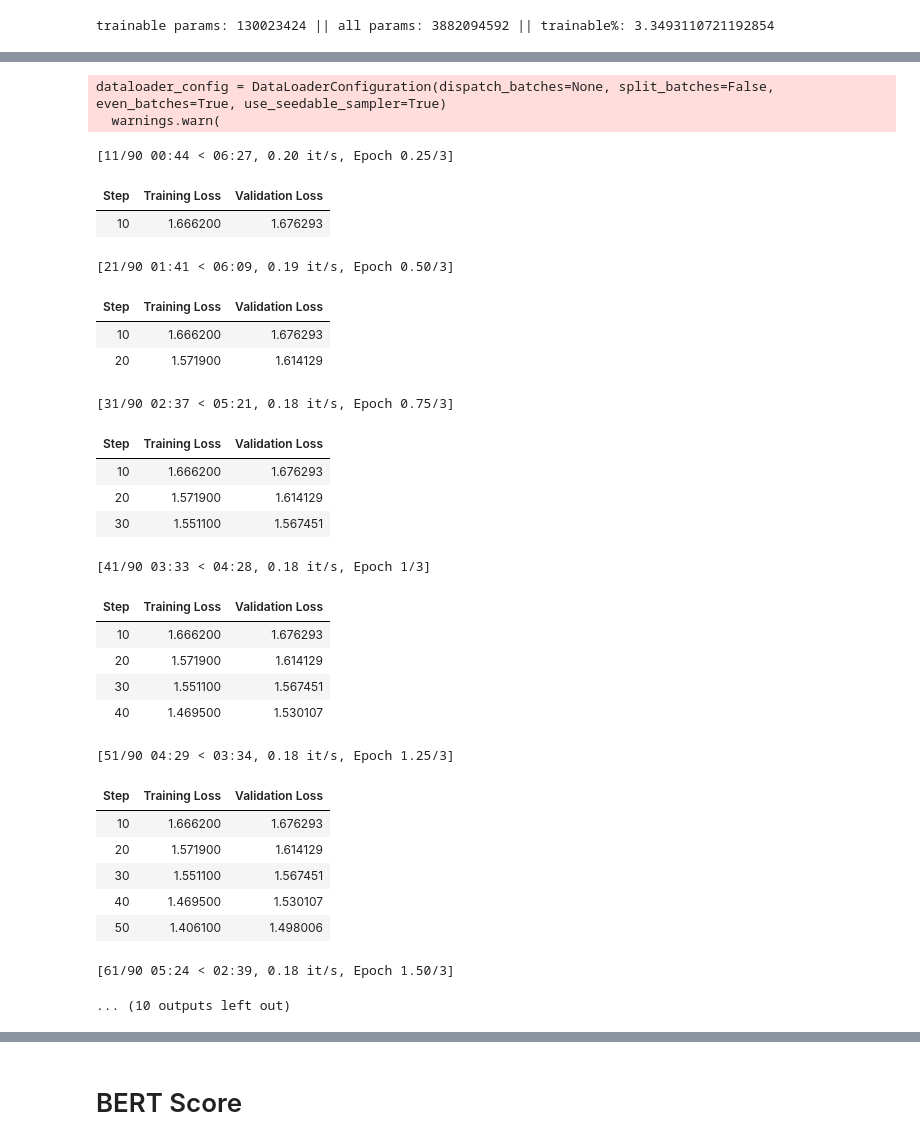
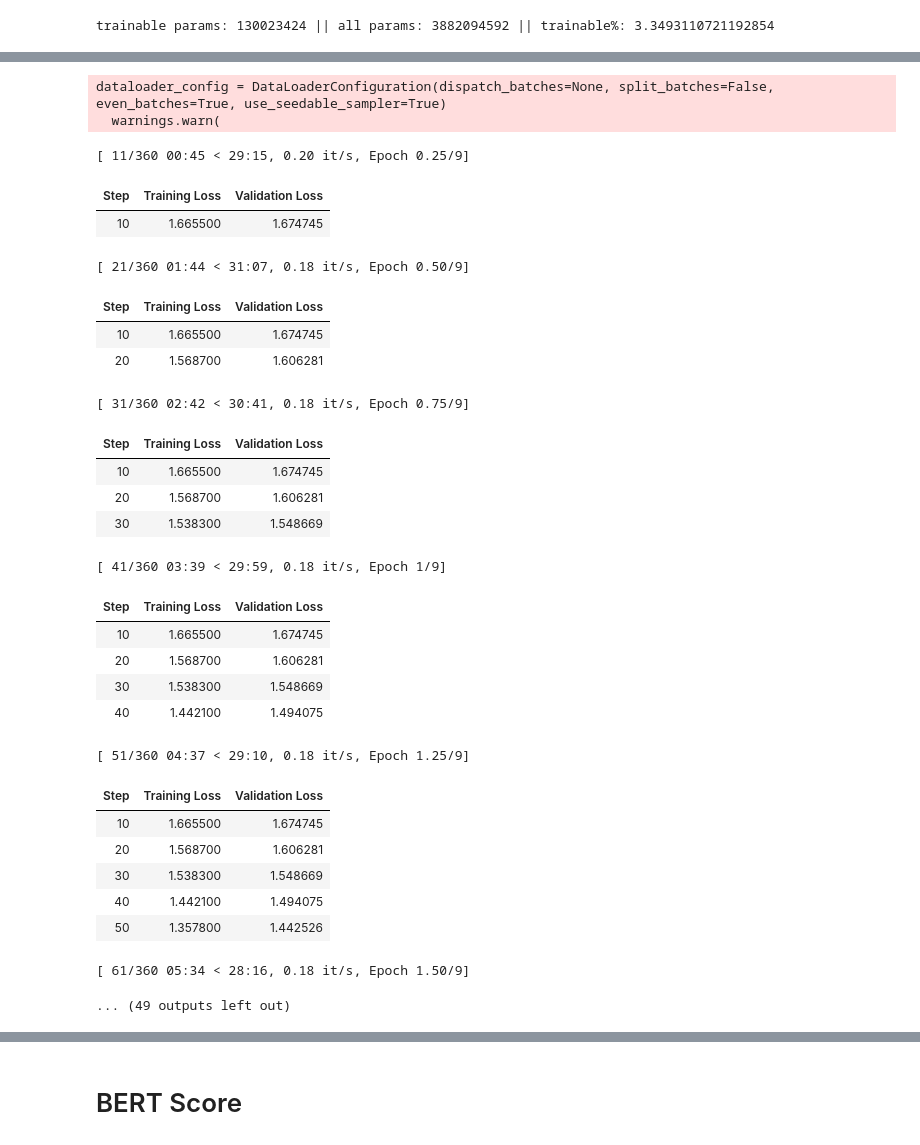
Before and after one commit to geoartop/Thesis-LLM-FineTuning-for-interactive-game-dialogues, a Jupyter notebook: mistral_monologue_data_finetune.ipynb, the cells around one changed output, grey strips where cells are left out. Saved outputs shown, nothing was run; the diff lists cells and outputs as text; code cells hidden in the pictures.

```diff
--- a/mistral_monologue_data_finetune.ipynb
+++ b/mistral_monologue_data_finetune.ipynb
@@ -43,8 +43,7 @@ fsdp_plugin = FullyShardedDataParallelPlugin(
 accelerator = Accelerator(fsdp_plugin=fsdp_plugin)
 # %%
 def formatting_func(example):
-    if example['Monologue'] is not None:
-        return f"""
+    return f"""
 In the following text, there is a description about introductory monologues in a video game. The text will be enclosed within <START> and <END>. There are specific rules that apply only to the text: the title of the current game will always be enclosed inside <TITLE> and </TITLE>, the monologue will always be enclosed inside <MONO> and </MONO>, and the context will be enclosed inside <CONTEXT> and </CONTEXT>.
 
 <START>
@@ -307,58 +306,57 @@ trainer = transformers.Trainer(
     train_dataset=tokenized_train_dataset["train"],
     eval_dataset=tokenized_val_dataset["train"],
     args=transformers.TrainingArguments(
         output_dir=output_dir,
         warmup_steps=1,
         per_device_train_batch_size=1,
         gradient_accumulation_steps=1,
         gradient_checkpointing=True,
-        max_steps=130,
-        learning_rate=3.5e-5,  # Want a small lr for finetuning
+        max_steps=360,
+        learning_rate=3.5e-7,  # Want a small lr for finetuning
         bf16=True,
         optim="paged_adamw_8bit",
         logging_steps=10,  # When to start reporting loss
         logging_dir="./logs",  # Directory for storing logs
         save_strategy="steps",  # Save the model checkpoint every logging step
         save_steps=10,  # Save checkpoints every 50 steps
         evaluation_strategy="steps",  # Evaluate the model every logging step
         eval_steps=10,  # Evaluate and save checkpoints every 50 steps
-
     ),
     data_collator=transformers.DataCollatorForLanguageModeling(tokenizer, mlm=False),
 )
 
 model.config.use_cache = False  # silence the warnings. Please re-enable for inference!
 trainer.train()
 # %% [output]
 dataloader_config = DataLoaderConfiguration(dispatch_batches=None, split_batches=False, even_batches=True, use_seedable_sampler=True)
   warnings.warn(
-[11/90 00:44 < 06:27, 0.20 it/s, Epoch 0.25/3]
+[ 11/360 00:45 < 29:15, 0.20 it/s, Epoch 0.25/9]
 | Step | Training Loss | Validation Loss |
-| 10 | 1.666200 | 1.676293 |
+| 10 | 1.665500 | 1.674745 |
-[21/90 01:41 < 06:09, 0.19 it/s, Epoch 0.50/3]
+[ 21/360 01:44 < 31:07, 0.18 it/s, Epoch 0.50/9]
 | Step | Training Loss | Validation Loss |
-| 10 | 1.666200 | 1.676293 |
-| 20 | 1.571900 | 1.614129 |
+| 10 | 1.665500 | 1.674745 |
+| 20 | 1.568700 | 1.606281 |
-[31/90 02:37 < 05:21, 0.18 it/s, Epoch 0.75/3]
+[ 31/360 02:42 < 30:41, 0.18 it/s, Epoch 0.75/9]
 | Step | Training Loss | Validation Loss |
-| 10 | 1.666200 | 1.676293 |
-| 20 | 1.571900 | 1.614129 |
-| 30 | 1.551100 | 1.567451 |
+| 10 | 1.665500 | 1.674745 |
+| 20 | 1.568700 | 1.606281 |
+| 30 | 1.538300 | 1.548669 |
-[41/90 03:33 < 04:28, 0.18 it/s, Epoch 1/3]
+[ 41/360 03:39 < 29:59, 0.18 it/s, Epoch 1/9]
 | Step | Training Loss | Validation Loss |
-| 10 | 1.666200 | 1.676293 |
-| 20 | 1.571900 | 1.614129 |
-| 30 | 1.551100 | 1.567451 |
-| 40 | 1.469500 | 1.530107 |
+| 10 | 1.665500 | 1.674745 |
+| 20 | 1.568700 | 1.606281 |
+| 30 | 1.538300 | 1.548669 |
+| 40 | 1.442100 | 1.494075 |
-[51/90 04:29 < 03:34, 0.18 it/s, Epoch 1.25/3]
+[ 51/360 04:37 < 29:10, 0.18 it/s, Epoch 1.25/9]
 | Step | Training Loss | Validation Loss |
-| 10 | 1.666200 | 1.676293 |
-| 20 | 1.571900 | 1.614129 |
-| 30 | 1.551100 | 1.567451 |
-| 40 | 1.469500 | 1.530107 |
-| 50 | 1.406100 | 1.498006 |
+| 10 | 1.665500 | 1.674745 |
+| 20 | 1.568700 | 1.606281 |
+| 30 | 1.538300 | 1.548669 |
+| 40 | 1.442100 | 1.494075 |
+| 50 | 1.357800 | 1.442526 |
-[61/90 05:24 < 02:39, 0.18 it/s, Epoch 1.50/3]
+[ 61/360 05:34 < 28:16, 0.18 it/s, Epoch 1.50/9]
-... (10 outputs left out)
+... (49 outputs left out)
 # %%
 import pandas as pd
 # Updating the DataFrame with the new column names
```
Also changed, not shown: parts of 28 cells of this notebook.
